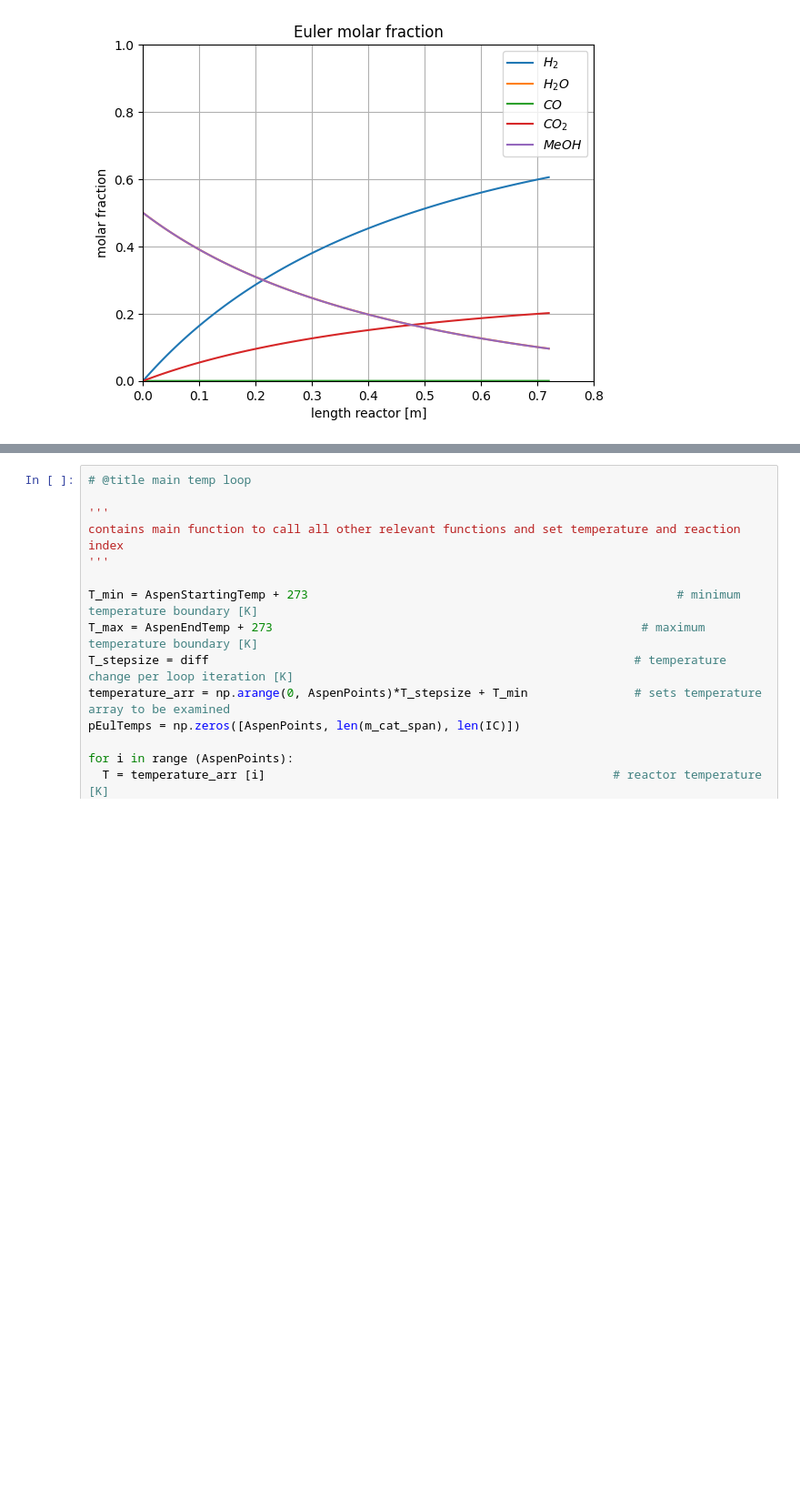
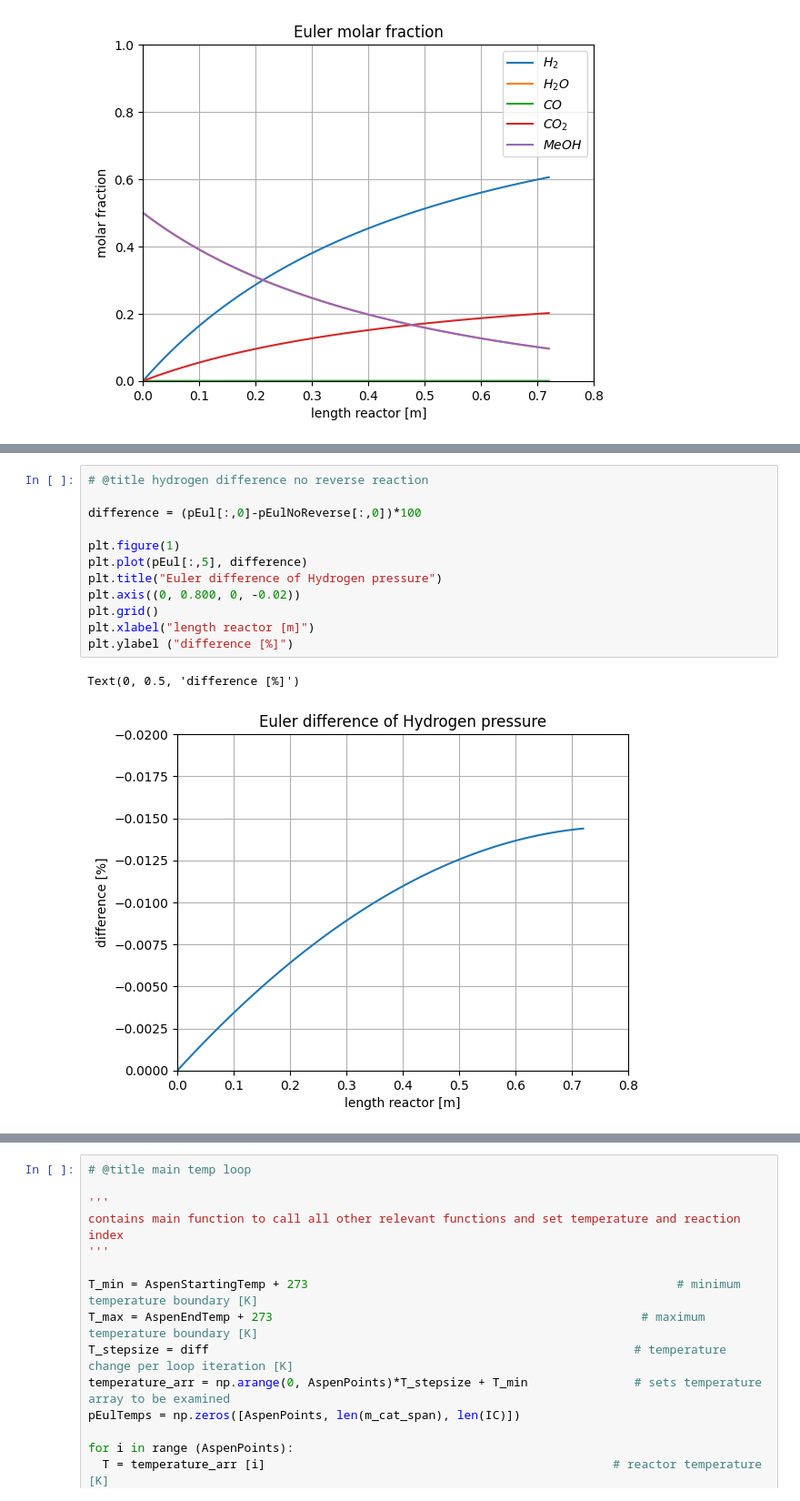
Before and after one commit to DanielGreiner/Masterarbeit, a Jupyter notebook: Model_reactor_1D_steady_state_isothermal.ipynb, the cells around one changed output, grey strips where cells are left out. Shown: that part at 91% size. Cells and saved outputs as stored; diff of their text form; blank space fills up the shorter version.

```diff
--- a/Model_reactor_1D_steady_state_isothermal.ipynb
+++ b/Model_reactor_1D_steady_state_isothermal.ipynb
@@ -339,0 +459,15 @@ Text(0, 0.5, 'molar fraction')
+# %%
+# @title hydrogen difference no reverse reaction
+
+difference = (pEul[:,0]-pEulNoReverse[:,0])*100
+
+plt.figure(1)
+plt.plot(pEul[:,5], difference)
+plt.title("Euler difference of Hydrogen pressure")
+plt.axis((0, 0.800, 0, -0.02))
+plt.grid()
+plt.xlabel("length reactor [m]")
+plt.ylabel ("difference [%]")
+# %% [output]
+Text(0, 0.5, 'difference [%]')
+[figure, added]
```
Also changed, not shown: parts of 20 cells of this notebook.
